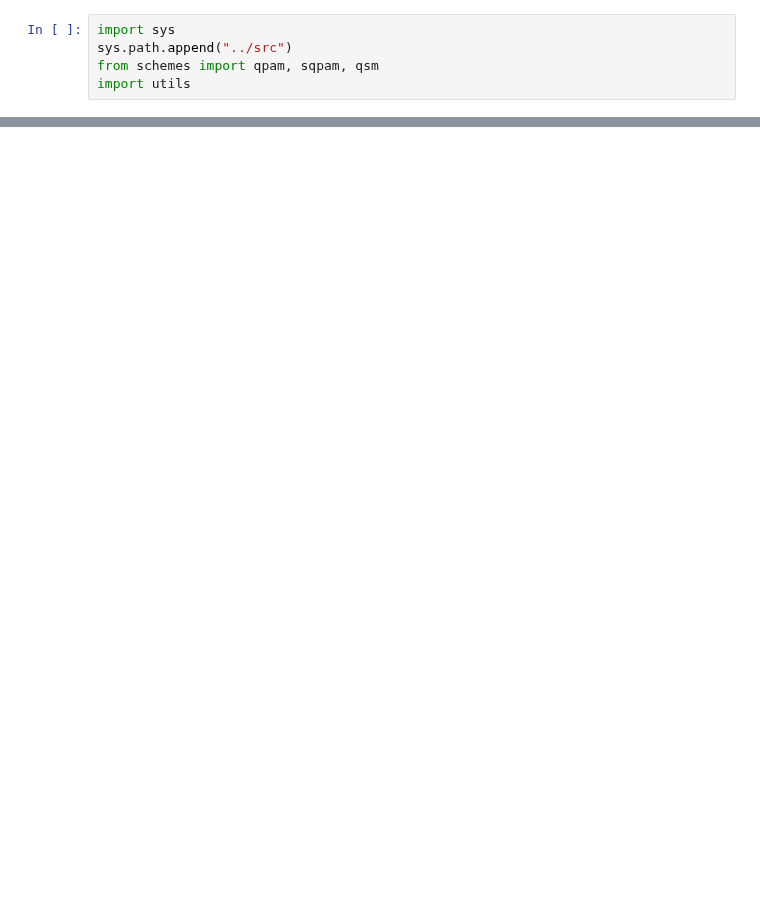
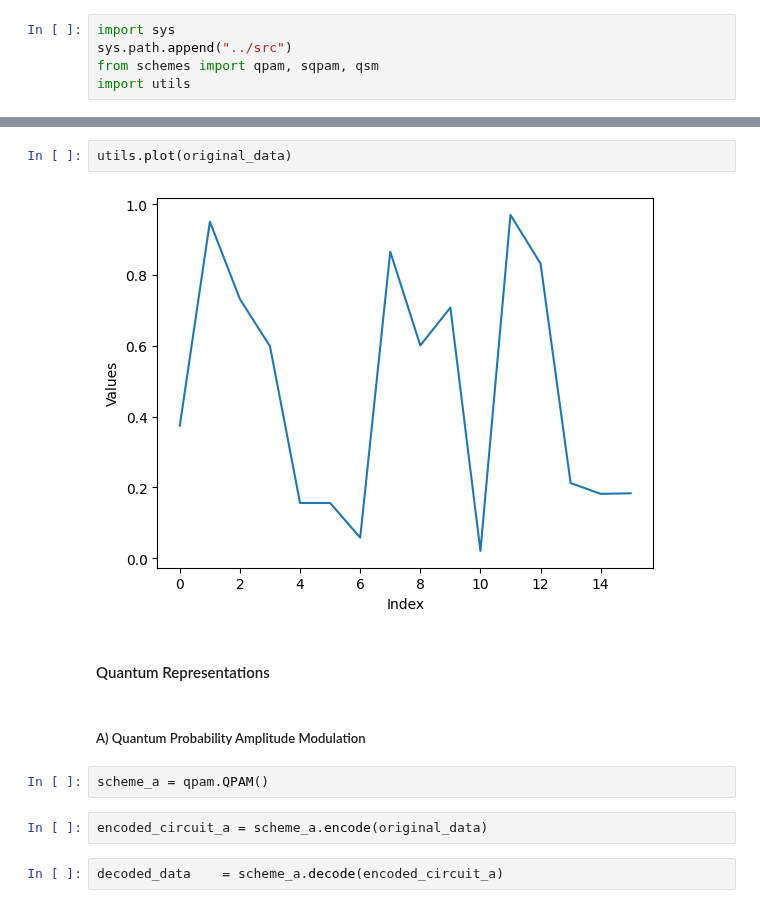
Before and after one commit to moth-quantum/quantum-audio, a Jupyter notebook: notebooks/schemes_test.ipynb, the cells around one changed output, grey strips where cells are left out. Drawn from its saved outputs; the diff is of its cells as text; blank space fills up the shorter version.

```diff
--- a/notebooks/schemes_test.ipynb
+++ b/notebooks/schemes_test.ipynb
@@ -53,0 +13,14 @@ interactive(children=(IntSlider(value=1, description='Shots', max=4000, min=1, s
+# %%
+utils.plot(original_data)
+# %% [output]
+[figure, added]
+# %% [markdown]
+#### Quantum Representations
+# %% [markdown]
+##### A) Quantum Probability Amplitude Modulation
+# %%
+scheme_a = qpam.QPAM()
+# %%
+encoded_circuit_a = scheme_a.encode(original_data)
+# %%
+decoded_data    = scheme_a.decode(encoded_circuit_a)
```
Also changed, not shown: parts of 31 cells of this notebook, 1 other file.
